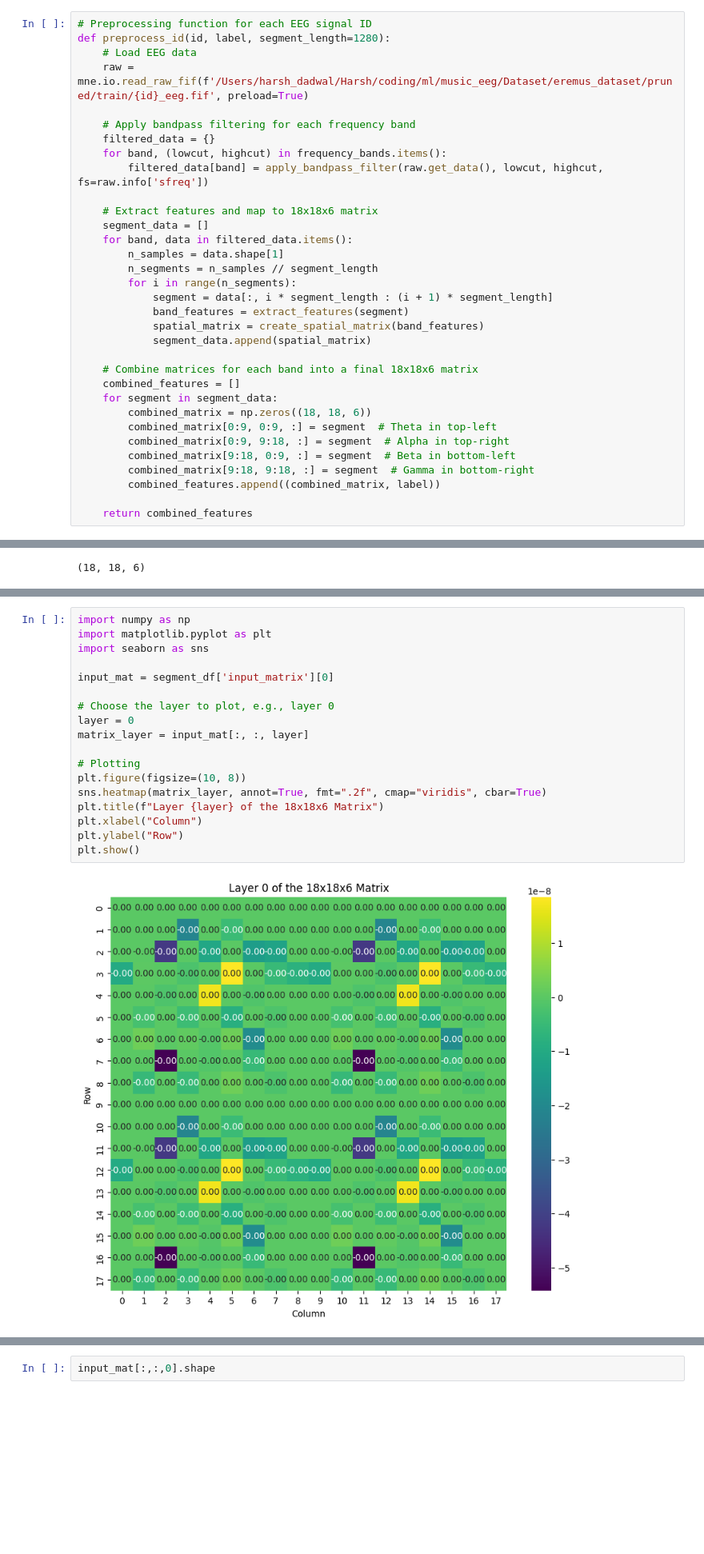
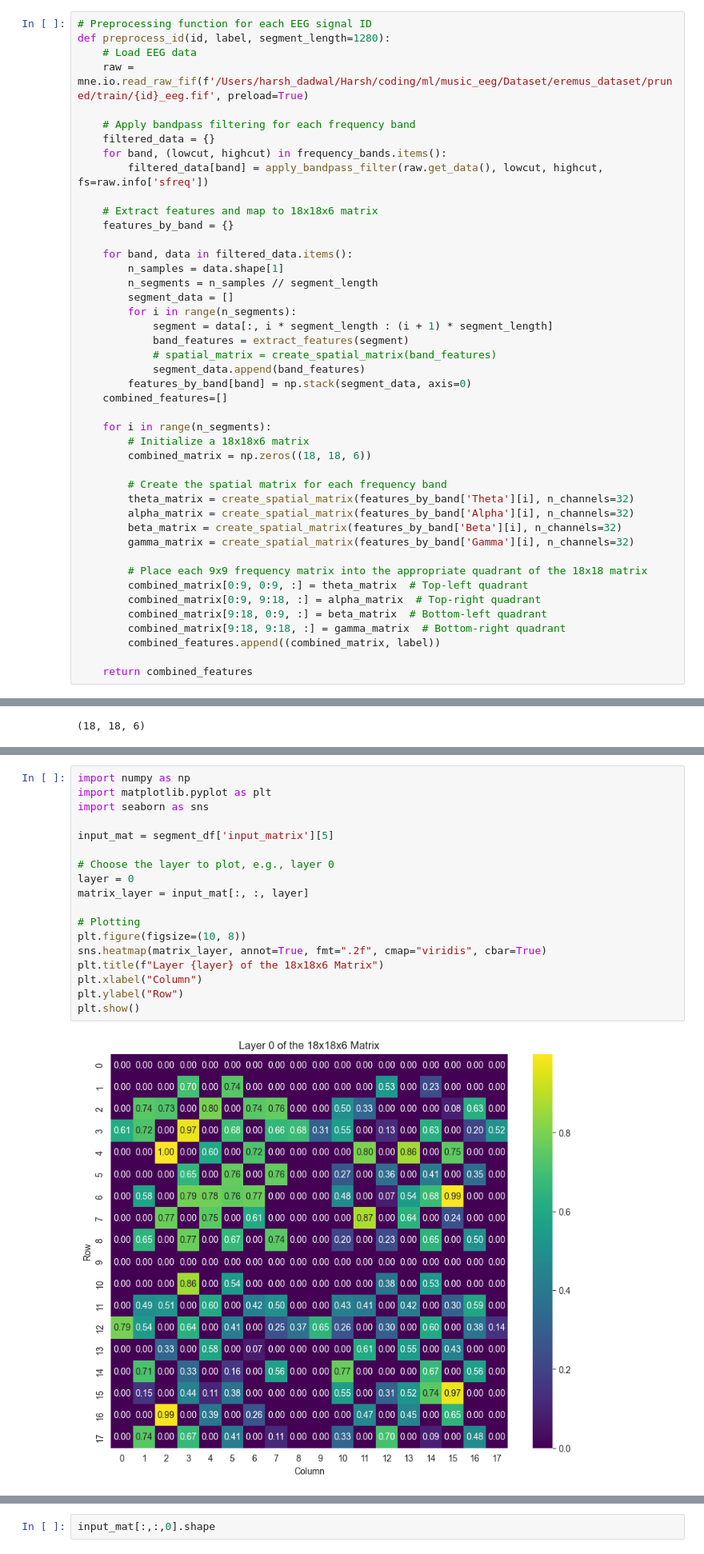
Before and after one commit to SparshRastogi/ICASSP_2025_Grand_SP_Challenge_6, a Jupyter notebook: Harsh_work/2d-cnn/feature_extraction.ipynb, the cells around one changed output, grey strips where cells are left out. Shown at 80% size. Saved outputs shown, nothing was run; the diff lists cells and outputs as text; blank space fills up the shorter version.

Commit message:
Fixed issue of overlapping segments

```diff
--- a/Harsh_work/2d-cnn/feature_extraction.ipynb
+++ b/Harsh_work/2d-cnn/feature_extraction.ipynb
@@ -317,24 +351,35 @@ def preprocess_id(id, label, segment_length=1280):
         filtered_data[band] = apply_bandpass_filter(raw.get_data(), lowcut, highcut, fs=raw.info['sfreq'])
 
     # Extract features and map to 18x18x6 matrix
-    segment_data = []
+    features_by_band = {}
+
     for band, data in filtered_data.items():
         n_samples = data.shape[1]
         n_segments = n_samples // segment_length
+        segment_data = []
         for i in range(n_segments):
             segment = data[:, i * segment_length : (i + 1) * segment_length]
             band_features = extract_features(segment)
-            spatial_matrix = create_spatial_matrix(band_features)
-            segment_data.append(spatial_matrix)
+            # spatial_matrix = create_spatial_matrix(band_features)
+            segment_data.append(band_features)
+        features_by_band[band] = np.stack(segment_data, axis=0)
+    combined_features=[]
 
-    # Combine matrices for each band into a final 18x18x6 matrix
-    combined_features = []
-    for segment in segment_data:
+    for i in range(n_segments):
+        # Initialize a 18x18x6 matrix
         combined_matrix = np.zeros((18, 18, 6))
-        combined_matrix[0:9, 0:9, :] = segment  # Theta in top-left
-        combined_matrix[0:9, 9:18, :] = segment  # Alpha in top-right
-        combined_matrix[9:18, 0:9, :] = segment  # Beta in bottom-left
-        combined_matrix[9:18, 9:18, :] = segment  # Gamma in bottom-right
+
+        # Create the spatial matrix for each frequency band
+        theta_matrix = create_spatial_matrix(features_by_band['Theta'][i], n_channels=32)
+        alpha_matrix = create_spatial_matrix(features_by_band['Alpha'][i], n_channels=32)
+        beta_matrix = create_spatial_matrix(features_by_band['Beta'][i], n_channels=32)
+        gamma_matrix = create_spatial_matrix(features_by_band['Gamma'][i], n_channels=32)
+
+        # Place each 9x9 frequency matrix into the appropriate quadrant of the 18x18 matrix
+        combined_matrix[0:9, 0:9, :] = theta_matrix  # Top-left quadrant
+        combined_matrix[0:9, 9:18, :] = alpha_matrix  # Top-right quadrant
+        combined_matrix[9:18, 0:9, :] = beta_matrix  # Bottom-left quadrant
+        combined_matrix[9:18, 9:18, :] = gamma_matrix  # Bottom-right quadrant
         combined_features.append((combined_matrix, label))
 
     return combined_features
@@ -402,20 +431,20 @@ segment_df.to_csv('dataset.csv',index=False)
 # %%
 import numpy as np
 import matplotlib.pyplot as plt
 import seaborn as sns
 
-input_mat = segment_df['input_matrix'][0]
+input_mat = segment_df['input_matrix'][5]
 
 # Choose the layer to plot, e.g., layer 0
 layer = 0
 matrix_layer = input_mat[:, :, layer]
 
 # Plotting
 plt.figure(figsize=(10, 8))
 sns.heatmap(matrix_layer, annot=True, fmt=".2f", cmap="viridis", cbar=True)
 plt.title(f"Layer {layer} of the 18x18x6 Matrix")
 plt.xlabel("Column")
 plt.ylabel("Row")
 plt.show()
 # %% [output]
-[figure, old version]
+[figure, new version]
```
Also changed, not shown: parts of 8 cells of this notebook, 1 other file.
